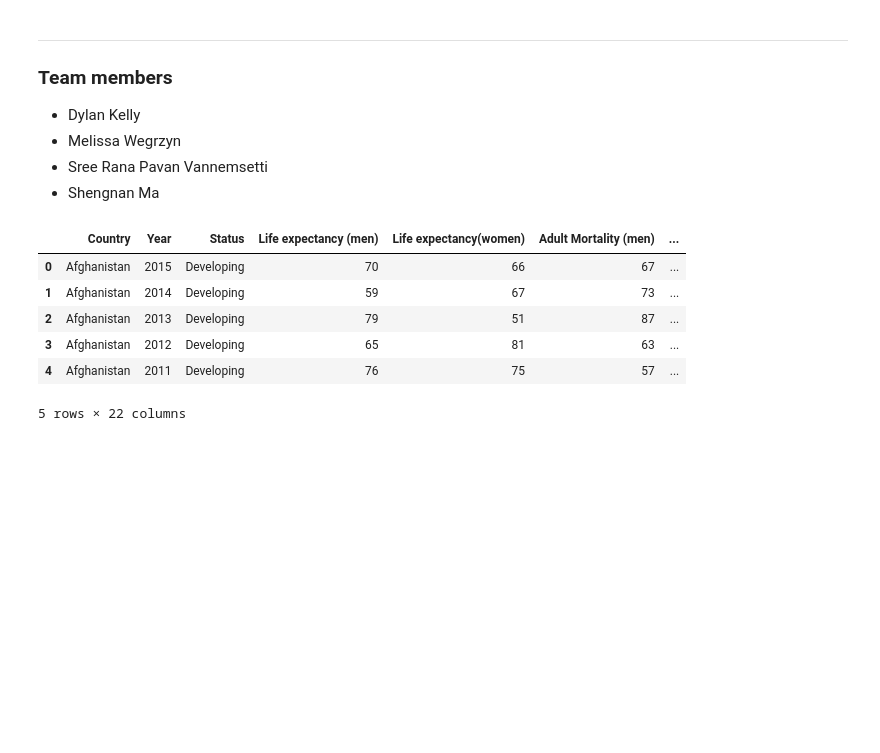
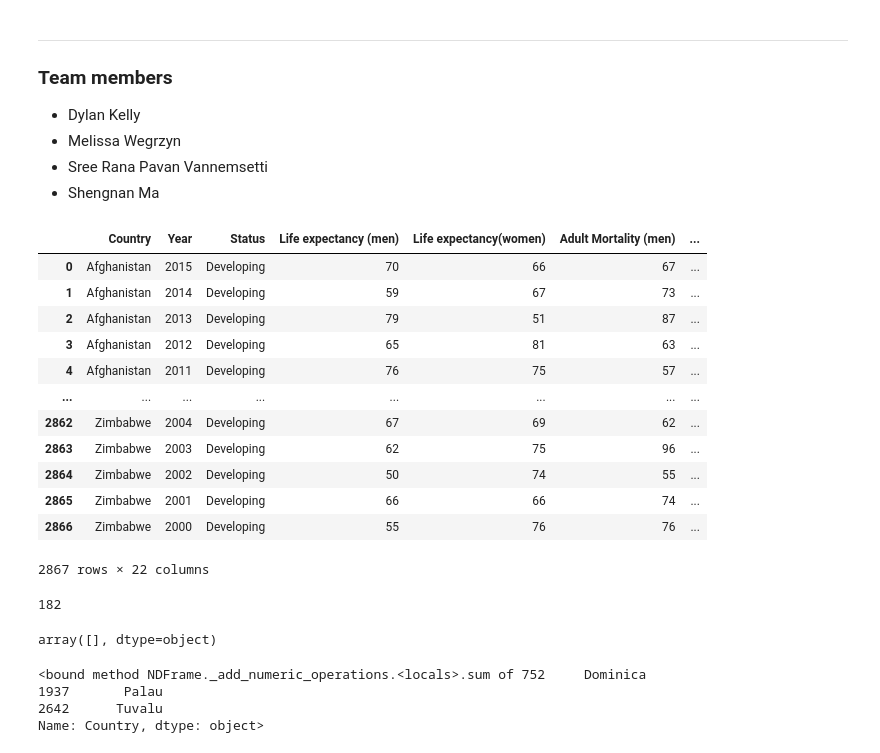
Before and after one commit to msncn/scs-pj1-team11, a Jupyter notebook: pj1_team11.ipynb, the cells around one changed output. Saved outputs shown, nothing was run; the diff lists cells and outputs as text; code cells hidden in the pictures; blank space fills up the shorter version.

```diff
--- a/pj1_team11.ipynb
+++ b/pj1_team11.ipynb
@@ -11,26 +11,33 @@
 # %%
 # Dependencies and Setup
 import matplotlib.pyplot as plt
 import pandas as pd
 import scipy.stats as st
 from scipy.stats import linregress
 import numpy as np
 from pathlib import Path
 %matplotlib inline
 
 # Path to CSV
 life_expectency_path = Path("Resources/Life_Expectancy_Data_PRJ1.csv")
 
 # Read CSV
-life_expectency = pd.read_csv(life_expectency_path)
-life_expectency.head()
+life_expectancy = pd.read_csv(life_expectency_path)
+
+life_expectancy
 
 # Life Expectancy Summary
 # %% [output]
 |  | Country | Year | Status | Life expectancy (men) | Life expectancy(women) | Adult Mortality (men) | ... |
 | 0 | Afghanistan | 2015 | Developing | 70 | 66 | 67 | ... |
 | 1 | Afghanistan | 2014 | Developing | 59 | 67 | 73 | ... |
 | 2 | Afghanistan | 2013 | Developing | 79 | 51 | 87 | ... |
 | 3 | Afghanistan | 2012 | Developing | 65 | 81 | 63 | ... |
 | 4 | Afghanistan | 2011 | Developing | 76 | 75 | 57 | ... |
+| ... | ... | ... | ... | ... | ... | ... | ... |
+| 2862 | Zimbabwe | 2004 | Developing | 67 | 69 | 62 | ... |
+| 2863 | Zimbabwe | 2003 | Developing | 62 | 75 | 96 | ... |
+| 2864 | Zimbabwe | 2002 | Developing | 50 | 74 | 55 | ... |
+| 2865 | Zimbabwe | 2001 | Developing | 66 | 66 | 74 | ... |
+| 2866 | Zimbabwe | 2000 | Developing | 55 | 76 | 76 | ... |
-5 rows × 22 columns
+2867 rows × 22 columns
@@ -38,0 +44,23 @@ life_expectency.head()
+# %%
+# Test the number of countries in dataset
+country_count = len(life_expectancy["Country"].unique())
+country_count
+# %% [output]
+182
+# %%
+# Clean Dataset
+# Identify duplicates entries for years
+dup_data = life_expectancy.loc[life_expectancy.duplicated(["Country","Year"])]
+dup_data["Country"].unique()
+# No RESULT!
+# %% [output]
+array([], dtype=object)
+# %%
+# Identify countries containing less than 16 years of Data
+life_expectancy.Country.drop_duplicates(keep = False).sum
+# Three countries found
+# %% [output]
+<bound method NDFrame._add_numeric_operations.<locals>.sum of 752     Dominica
+1937       Palau
+2642      Tuvalu
+Name: Country, dtype: object>
```
Also changed, not shown: parts of 13 cells of this notebook.
